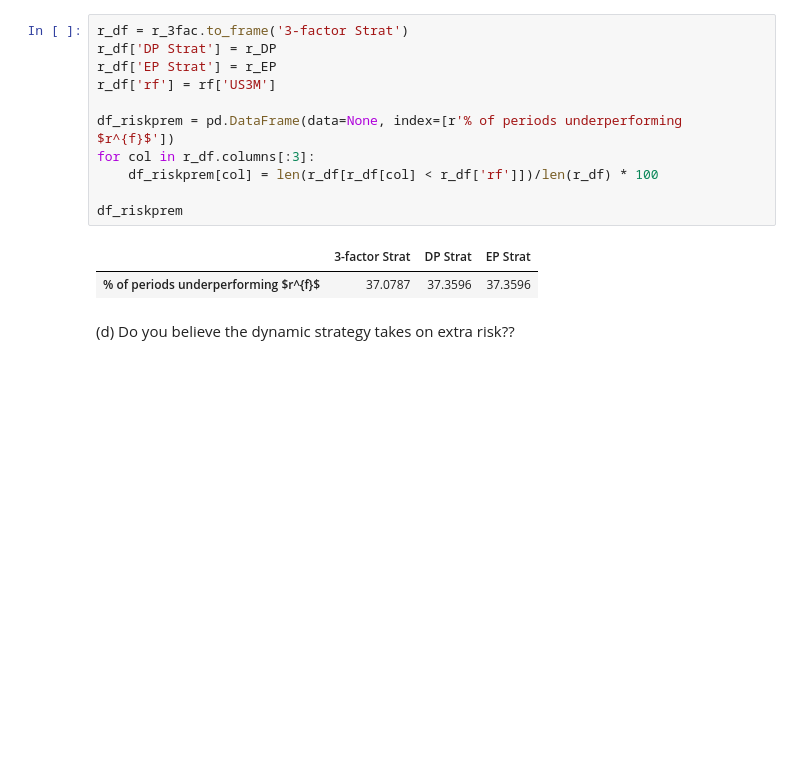
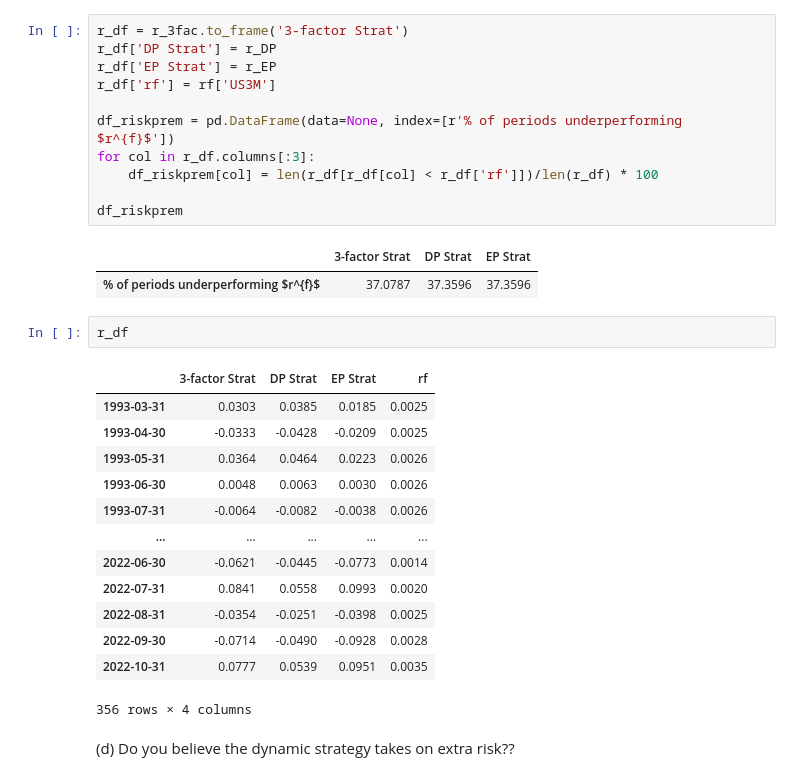
Before and after one commit to Zixin730/finm-portfolio-2022, a Jupyter notebook: homework/Solution_HW7_2021_JMD.ipynb, the cells around one changed output. Saved outputs shown, nothing was run; the diff lists cells and outputs as text; blank space fills up the shorter version.

```diff
--- a/homework/Solution_HW7_2021_JMD.ipynb
+++ b/homework/Solution_HW7_2021_JMD.ipynb
@@ -372,6 +356,22 @@ df_riskprem
 # %% [output]
 |  | 3-factor Strat | DP Strat | EP Strat |
 | % of periods underperforming $r^{f}$ | 37.0787 | 37.3596 | 37.3596 |
+# %%
+r_df
+# %% [output]
+|  | 3-factor Strat | DP Strat | EP Strat | rf |
+| 1993-03-31 | 0.0303 | 0.0385 | 0.0185 | 0.0025 |
+| 1993-04-30 | -0.0333 | -0.0428 | -0.0209 | 0.0025 |
+| 1993-05-31 | 0.0364 | 0.0464 | 0.0223 | 0.0026 |
+| 1993-06-30 | 0.0048 | 0.0063 | 0.0030 | 0.0026 |
+| 1993-07-31 | -0.0064 | -0.0082 | -0.0038 | 0.0026 |
+| ... | ... | ... | ... | ... |
+| 2022-06-30 | -0.0621 | -0.0445 | -0.0773 | 0.0014 |
+| 2022-07-31 | 0.0841 | 0.0558 | 0.0993 | 0.0020 |
+| 2022-08-31 | -0.0354 | -0.0251 | -0.0398 | 0.0025 |
+| 2022-09-30 | -0.0714 | -0.0490 | -0.0928 | 0.0028 |
+| 2022-10-31 | 0.0777 | 0.0539 | 0.0951 | 0.0035 |
+356 rows × 4 columns
 # %% [markdown]
 (d) Do you believe the dynamic strategy takes on extra risk??
 # %% [markdown]
```
Also changed, not shown: parts of 9 cells of this notebook.
